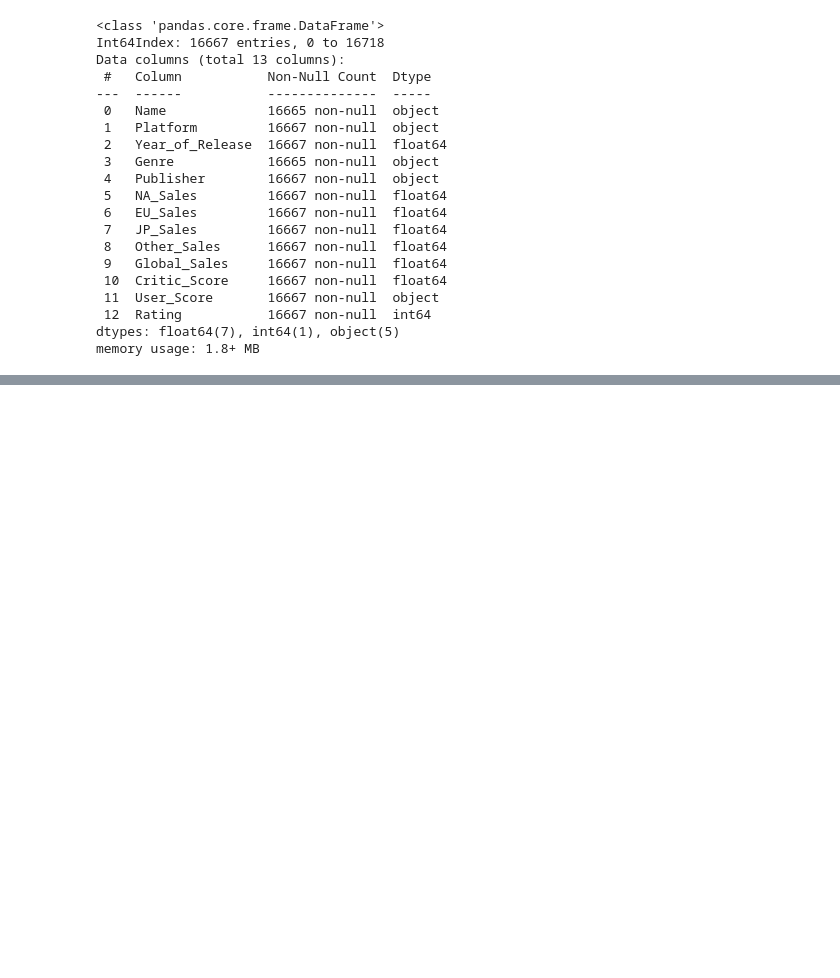
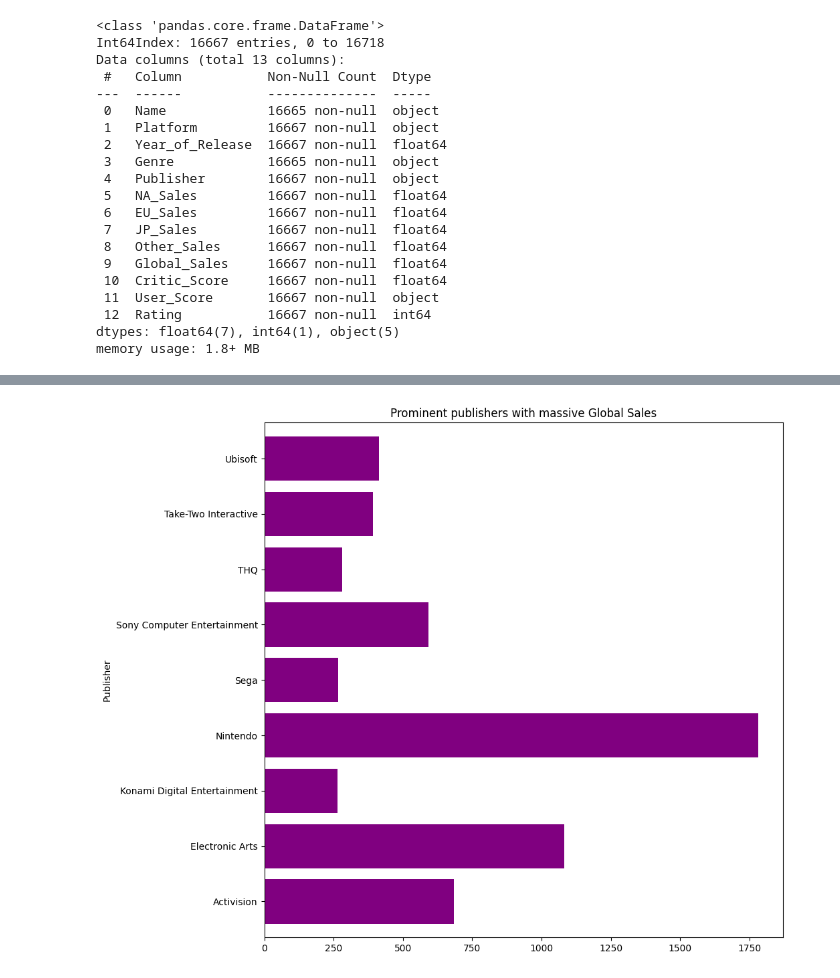
Before and after one commit to Krishnaveni004/video-game-sales-analysis, a Jupyter notebook: Video Game Sales Prediction.ipynb, the cells around one changed output, grey strips where cells are left out. Saved outputs shown, nothing was run; the diff lists cells and outputs as text; code cells hidden in the pictures; blank space fills up the shorter version.

```diff
--- a/Video Game Sales Prediction.ipynb
+++ b/Video Game Sales Prediction.ipynb
@@ -239,0 +259,9 @@ cleaned_data.Year_of_Release = cleaned_data.Year_of_Release.astype('int64')
+# %%
+prominent_players = cleaned_data.groupby('Publisher').Global_Sales.sum()
+prominent_players = prominent_players[prominent_players > 250]
+
+prominent_players.plot(kind='barh', color='purple', width=0.8, figsize=(10, 10))
+plt.title('Prominent publishers with massive Global Sales')
+plt.show()
+# %% [output]
+[figure, added]
```
Also changed, not shown: parts of 6 cells of this notebook.
